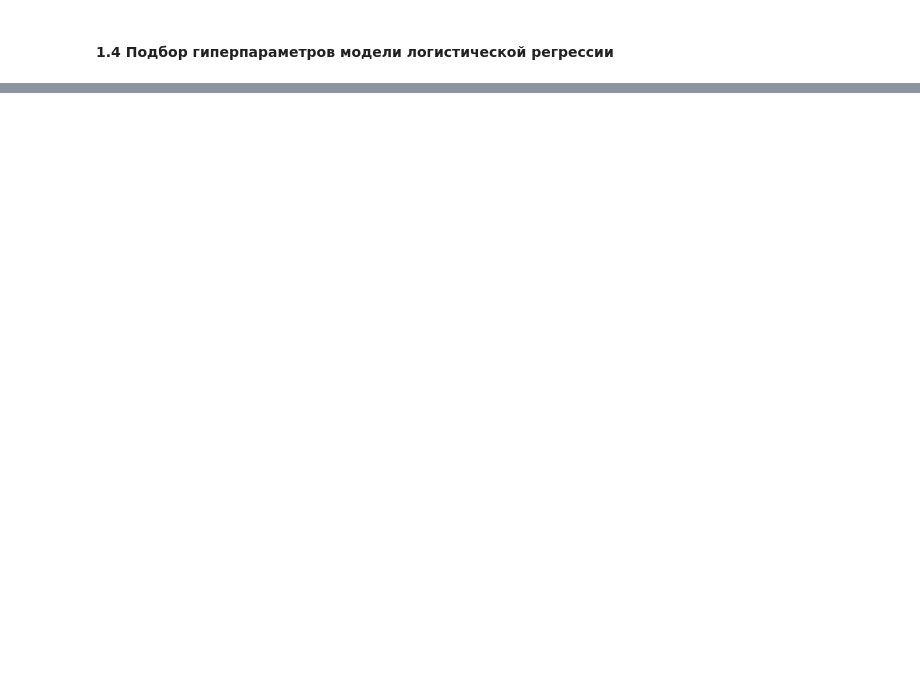
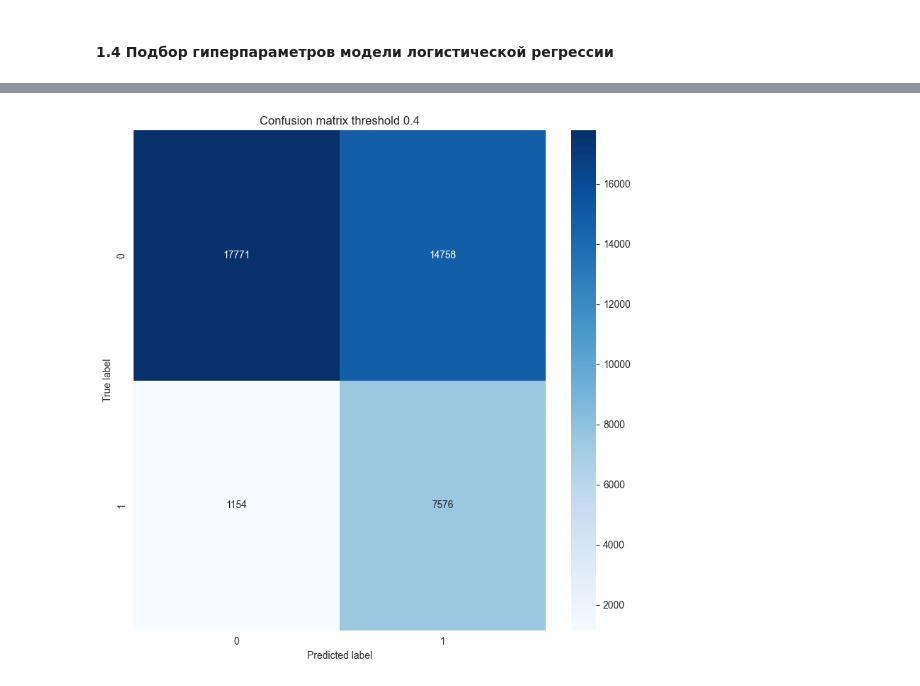
Before and after one commit to LinkiChmu/Bank_customer_churn_prediction, a Jupyter notebook: src/model/baseline.ipynb, the cells around one changed output, grey strips where cells are left out. Drawn from its saved outputs; the diff is of its cells as text; code cells hidden in the pictures; blank space fills up the shorter version.

```diff
--- a/src/model/baseline.ipynb
+++ b/src/model/baseline.ipynb
@@ -225,0 +289,7 @@ PR-AUC: 0.5664
+# %%
+threshold = 0.4
+
+# Применяем кастомный порог
+y_pred_custom = (y_proba_opt >= threshold)
+print("Classification Report с подобранным порогом:")
+print(classification_report(y_test, y_pred_custom))
@@ -225,0 +306,4 @@ PR-AUC: 0.5664
+# %%
+plot_confusion_matrix(y_test, y_pred_custom, f"threshold {threshold}")
+# %% [output]
+[figure, added]
```
Also changed, not shown: parts of 19 cells of this notebook.
